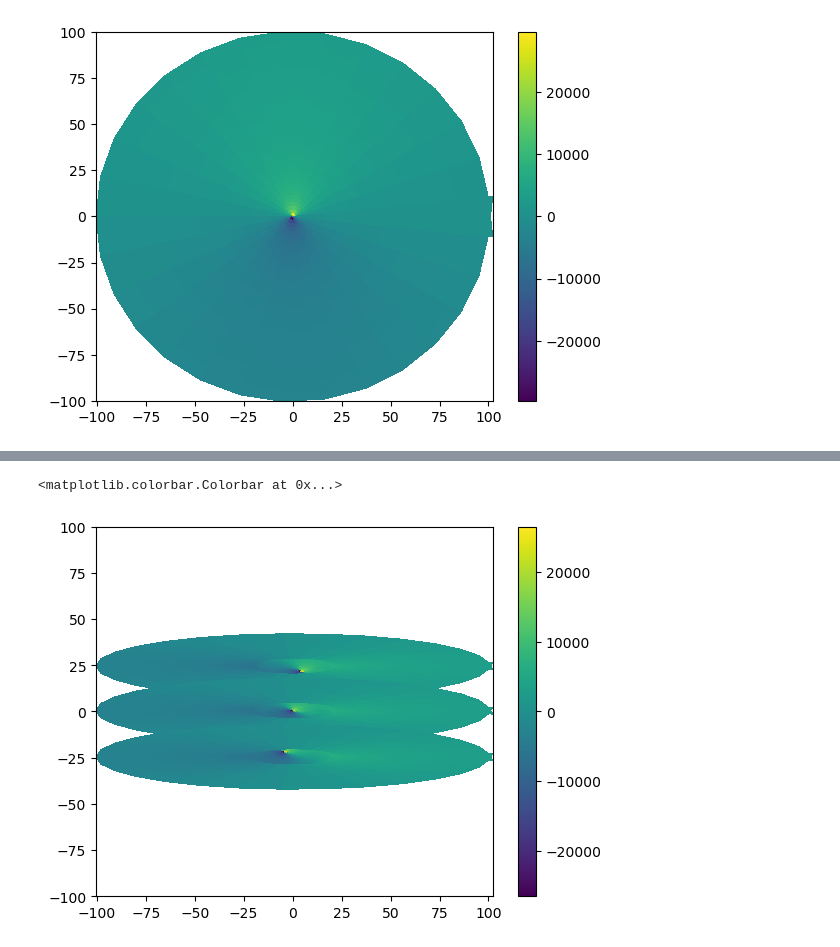
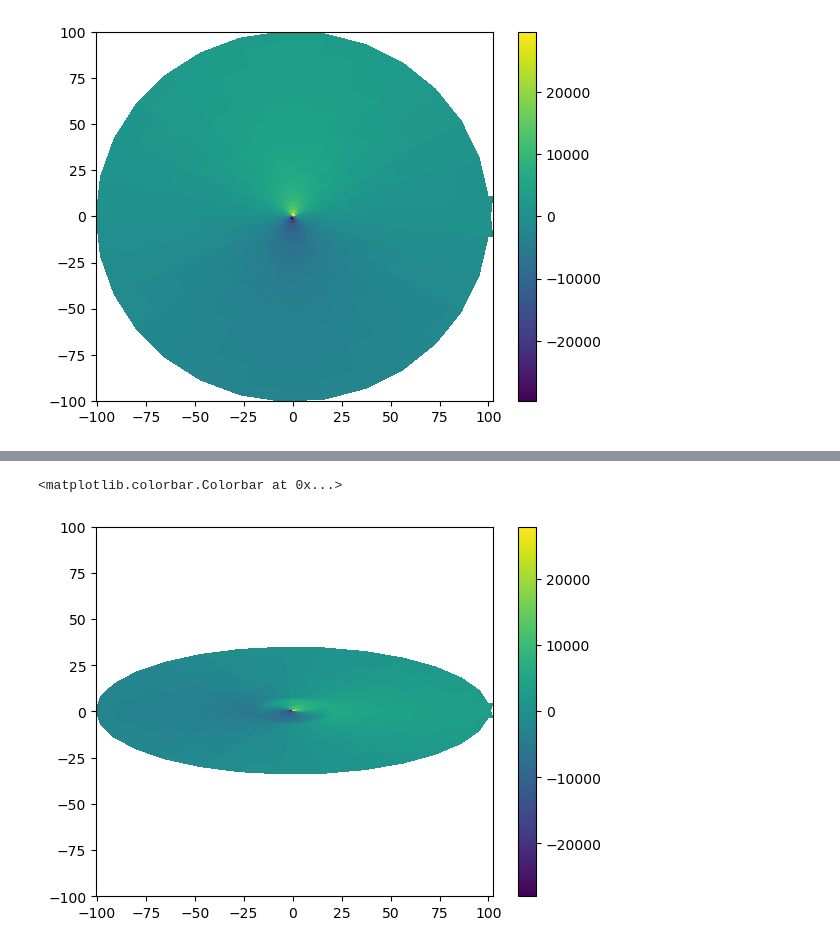
Before and after one commit to theochawla/49ceti_warpmodel, a Jupyter notebook: Warp/warp_vel.ipynb, the cells around one changed output, grey strips where cells are left out. Saved outputs shown, nothing was run; the diff lists cells and outputs as text; code cells hidden in the pictures.

```diff
--- a/Warp/warp_vel.ipynb
+++ b/Warp/warp_vel.ipynb
@@ -90,7 +90,7 @@ vz = np.zeros(THETAC.shape)
 #plt.colorbar()
 
 twist = w_func(30, 20, 10, rc)[:, None, None]
-warp = w_func(20, 20, 10, rc)[:, None, None]
+warp = w_func(0, 20, 10, rc)[:, None, None]
 
 vwx, vwy, vwz = warp_transformation(vx, vy, vz, warp, twist)
 xw, yw, zw = warp_transformation(XC, YC, ZC, warp, twist)
@@ -109,9 +118,16 @@ plt.colorbar()
 # %%
 #now, inclining the disk:
-inc = np.radians(80)
+inc = np.radians(70)
 
 tdiskY = (yw*np.cos(inc) + zw*np.sin(inc))
 tdiskZ = (yw*np.sin(inc) - zw*np.cos(inc))
 
 tvy = (vwy*np.cos(inc) + vwz*np.sin(inc))
 tvz = (vwy*np.sin(inc) - vwz*np.cos(inc))
+
+#with rotation:
+tdiskY_rot = (troty*np.cos(inc) + zw*np.sin(inc))
+tdiskZ_rot = (troty*np.sin(inc) - zw*np.cos(inc))
+
+tvy_rot = (rotvy*np.cos(inc) + vwz*np.sin(inc))
+tvz_rot = (rotvy*np.sin(inc) - vwz*np.cos(inc))
@@ -118,9 +143,9 @@ tvz = (vwy*np.sin(inc) - vwz*np.cos(inc))
 # %%
-plt.pcolor(xw[:,:,49], tdiskY[:,:,49], tvz[:,:,49])
+#plt.pcolor(xw[:,:,49], tdiskY[:,:,49], tvz[:,:,49])
 plt.pcolor(xw[:,:,25], tdiskY[:,:,25], tvz[:,:,25])
-plt.pcolor(xw[:,:,0], tdiskY[:,:,0], tvz[:,:,0])
+#plt.pcolor(xw[:,:,0], tdiskY[:,:,0], tvz[:,:,0])
 plt.ylim(-100, 100)
 plt.colorbar()
 # %% [output]
 <matplotlib.colorbar.Colorbar at 0x...>
-[figure, old version]
+[figure, new version]
```
Also changed, not shown: parts of 3 cells of this notebook.
